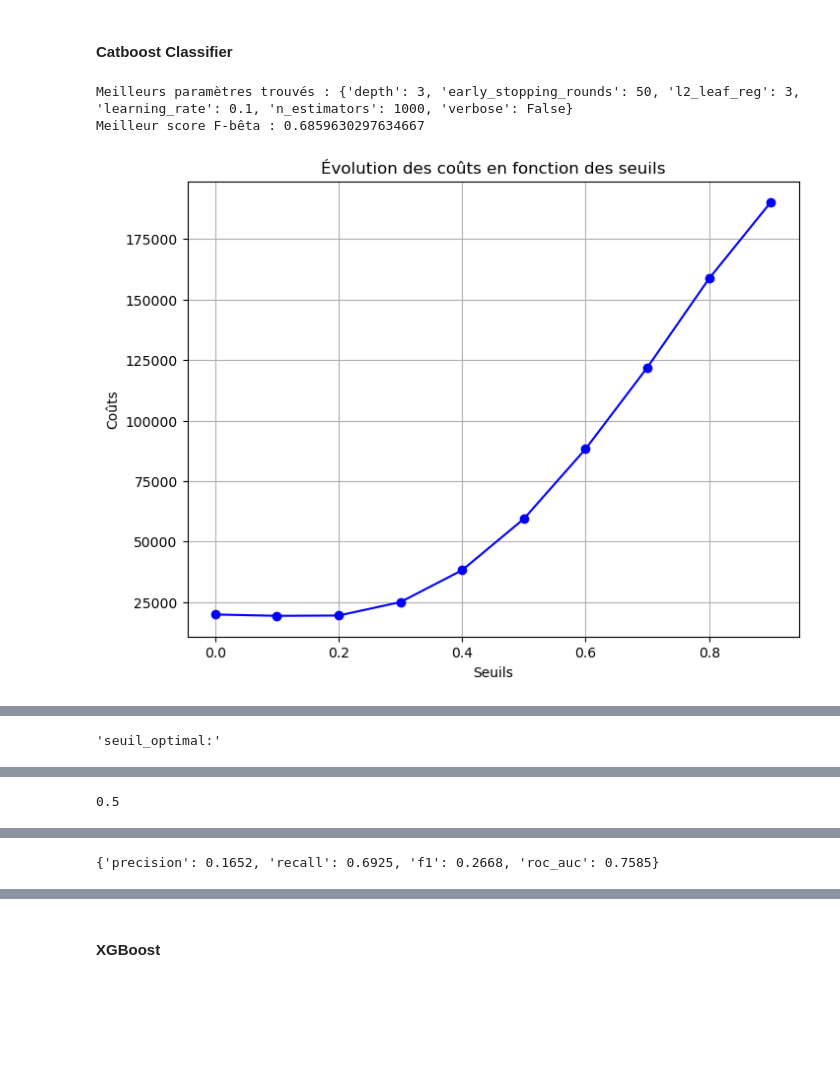
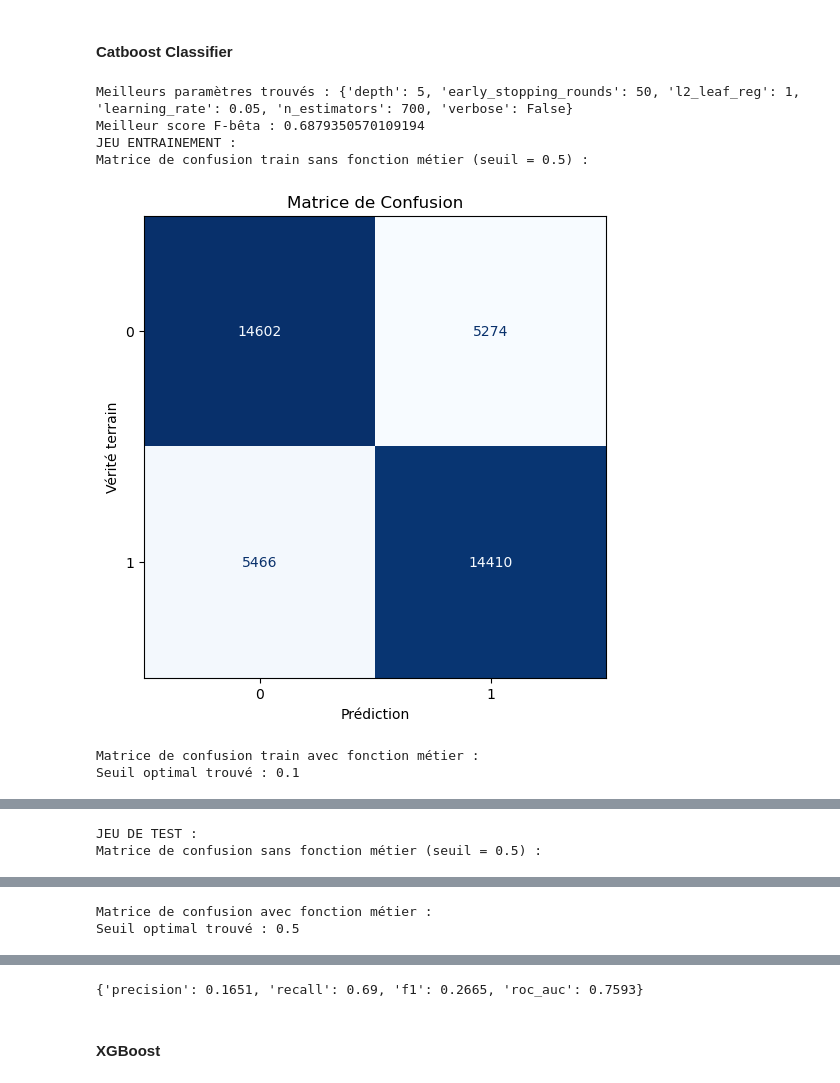
Before and after one commit to corentinlfi/Projet7, a Jupyter notebook: Classifications.ipynb, the cells around one changed output, grey strips where cells are left out. Drawn from its saved outputs; the diff is of its cells as text; code cells hidden in the pictures; blank space fills up the shorter version.

Commit message:
Ajout tests unitaires et nouveau modele Catboost

```diff
--- a/Classifications.ipynb
+++ b/Classifications.ipynb
@@ -263,7 +263,7 @@ def entrainementModeleAvecCV(modele, arguments_modele, param_grid, beta):
 
 # Définir les coûts
 cout_faux_positif = 1
-cout_faux_negatif = 10
+cout_faux_negatif = 12
 
 # Fonction de coût
 def calculer_cout(y_test, probas, seuil):
@@ -410,19 +439,23 @@ affichageResultatsModele(LGBMClassifier_entraine)
 # %%
 arguments_modele={}
 
 param_grid = {
-    'depth': [3],
-    'learning_rate': [0.1],
-    'n_estimators': [1000],
-    'l2_leaf_reg':[3],
+    'depth': [5],
+    'learning_rate': [0.05],
+    'n_estimators': [700],
+    'l2_leaf_reg':[1],
     'verbose':[False],
     'early_stopping_rounds':[50],
 }
 
 CatBoostClassifier_entraine = entrainementModeleAvecCV(CatBoostClassifier, arguments_modele, param_grid, 2)
 affichageResultatsModele(CatBoostClassifier_entraine, False)
 #featureImportanceLocale(CatBoostClassifier_entraine, 0)
 # %% [output]
-Meilleurs paramètres trouvés : {'depth': 3, 'early_stopping_rounds': 50, 'l2_leaf_reg': 3, 'learning_rate': 0.1, 'n_estimators': 1000, 'verbose': False}
-Meilleur score F-bêta : 0.6859630297634667
+Meilleurs paramètres trouvés : {'depth': 5, 'early_stopping_rounds': 50, 'l2_leaf_reg': 1, 'learning_rate': 0.05, 'n_estimators': 700, 'verbose': False}
+Meilleur score F-bêta : 0.6879350570109194
+JEU ENTRAINEMENT :
+Matrice de confusion train sans fonction métier (seuil = 0.5) :
-[figure, old version]
+[figure, new version]
+Matrice de confusion train avec fonction métier :
+Seuil optimal trouvé : 0.1
@@ -430 +462,0 @@ Meilleur score F-bêta : 0.6859630297634667
-'seuil_optimal:'
@@ -431 +464,2 @@ Meilleur score F-bêta : 0.6859630297634667
-0.5
+JEU DE TEST :
+Matrice de confusion sans fonction métier (seuil = 0.5) :
@@ -434 +467,2 @@ Meilleur score F-bêta : 0.6859630297634667
-{'precision': 0.1652, 'recall': 0.6925, 'f1': 0.2668, 'roc_auc': 0.7585}
+Matrice de confusion avec fonction métier :
+Seuil optimal trouvé : 0.5
@@ -434,0 +471 @@ Meilleur score F-bêta : 0.6859630297634667
+{'precision': 0.1651, 'recall': 0.69, 'f1': 0.2665, 'roc_auc': 0.7593}
```
Also changed, not shown: parts of 3 cells of this notebook, 39 other files.
